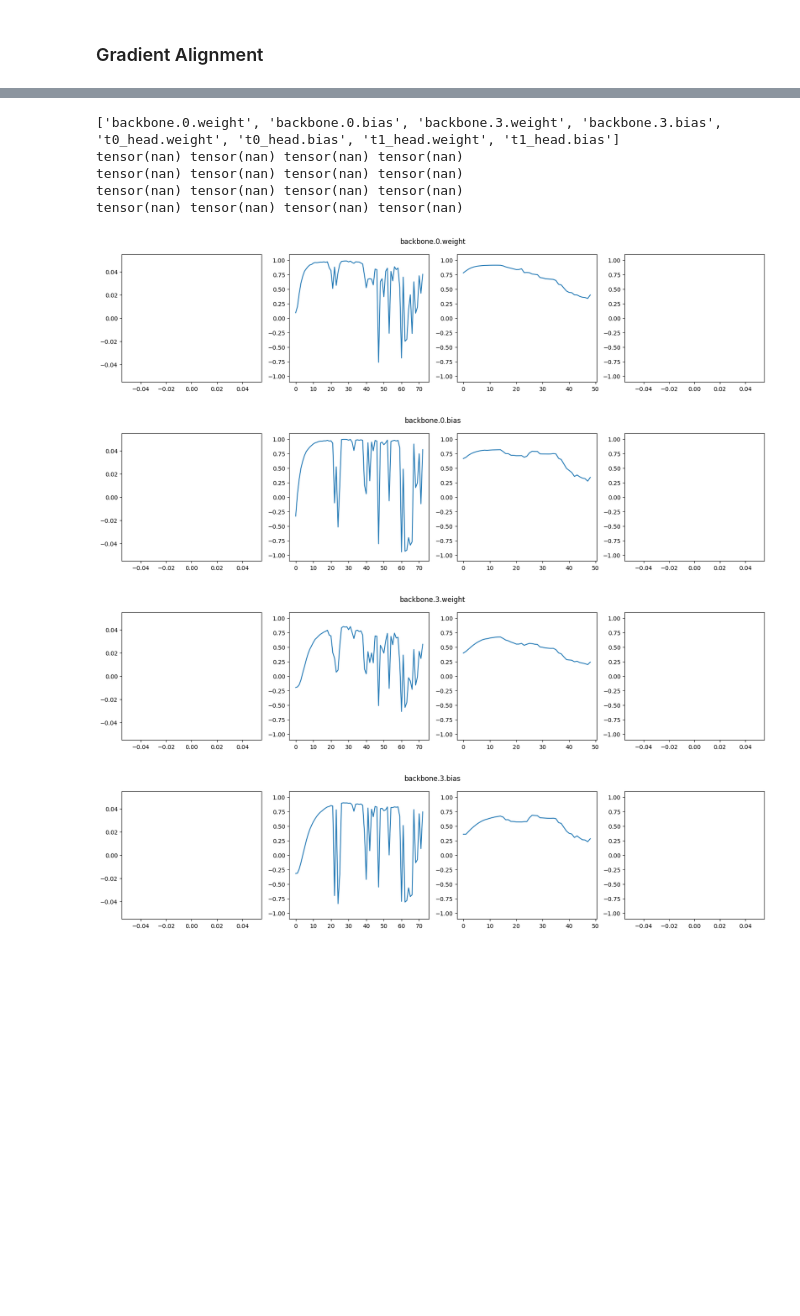
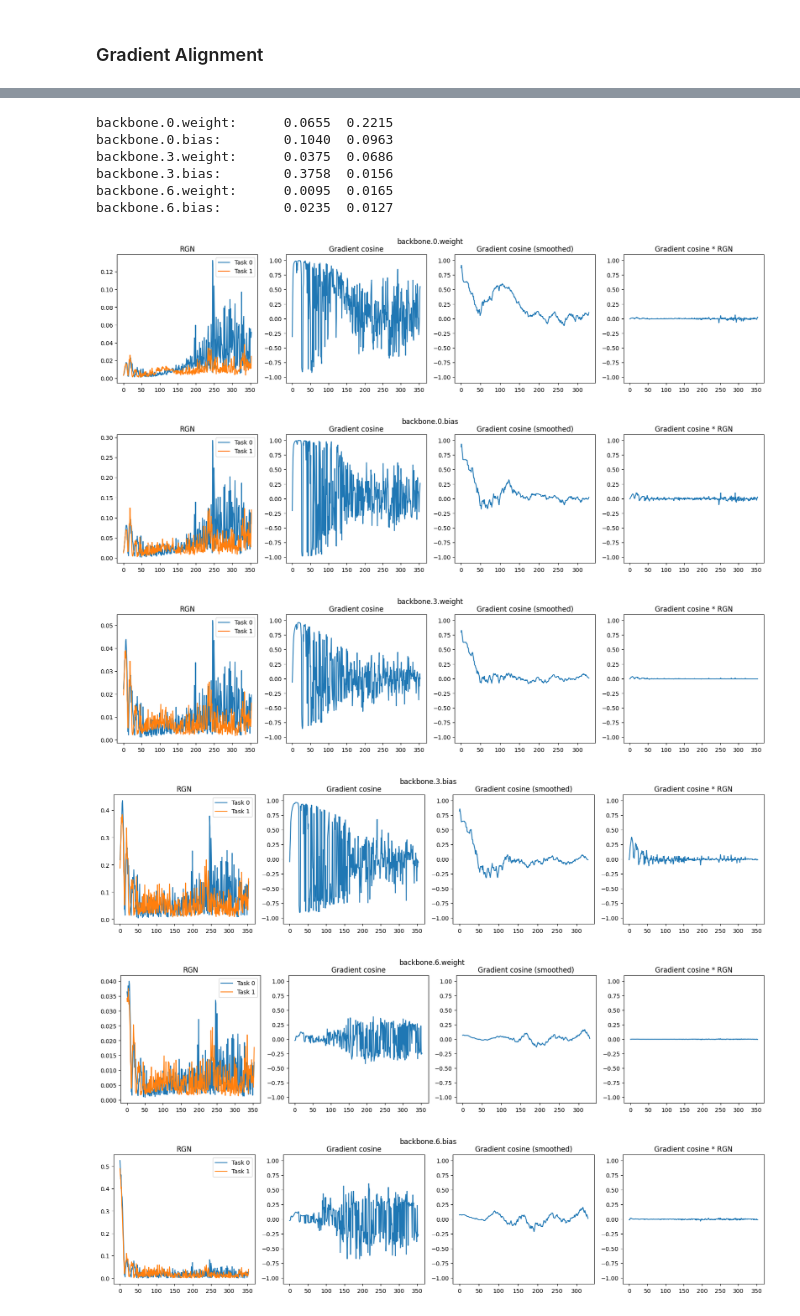
Before and after one commit to zedian/CS330-FinalProject, a Jupyter notebook: scr.ipynb, the cells around one changed output, grey strips where cells are left out. Cells and saved outputs as stored; diff of their text form; code cells hidden in the pictures; blank space fills up the shorter version.

```diff
--- a/scr.ipynb
+++ b/scr.ipynb
@@ -638,8 +645,7 @@ class SharedMTL(nn.Module):
         }
         return losses
 # %%
-# batch size and learning rate will affect gradient variance!
-EPOCHS = 1
+EPOCHS = 3
 LR = 3e-4
 BATCH_SIZE = 512
 
@@ -658,7 +664,8 @@ gradients = {
 }
 train_loss = []
 for epoch in range(EPOCHS):
-    for batch in tqdm(train_iter):
+    pbar = tqdm(train_iter)
+    for batch in pbar:
         im, t0_labels, t1_labels = batch
         loss = mtl.loss(im, t0_labels.float(), t1_labels.float())
 
@@ -678,6 +685,7 @@ for epoch in range(EPOCHS):
         opt.zero_grad()
         loss['loss/total'].backward()
         train_loss.append(loss['loss/total'].item())
+        pbar.set_description('Loss %f' % loss['loss/total'].item())
         opt.step()
 # %%
 plt.plot(train_loss)
@@ -687,7 +698,7 @@ def select_grad(task, key):
     return [grad[key] for grad in task]
 # %%
 keys = list(mtl.state_dict().keys())
-print(keys)
+# print(keys)
 
 for idx in range(len(keys)):
     g0 = select_grad(gradients['t0'], keys[idx])
@@ -695,43 +706,53 @@ for idx in range(len(keys)):
     g0 = torch.stack(g0)
     g0 = g0.view(g0.shape[0], -1)
 
     g1 = select_grad(gradients['t1'], keys[idx])
     if g1[0] == None: continue
     g1 = torch.stack(g1)
     g1 = g1.view(g1.shape[0], -1)
 
     # for rgn
     p = mtl.state_dict()[keys[idx]]
     p_norm = p.norm()
 
     fig, axes = plt.subplots(1, 4, figsize=(20, 4))
     fig.suptitle(keys[idx])
     ax0 = axes[0]
-    ax0.plot(g0.norm(dim=-1) / p_norm)
-    ax0.plot(g1.norm(dim=-1) / p_norm)
+    ax0.set_title('RGN')
+    ax0.plot(g0.norm(dim=-1) / p_norm, label='Task 0')
+    ax0.plot(g1.norm(dim=-1) / p_norm, label='Task 1')
+    ax0.legend()
 
     sim = torch.sum(F.normalize(g0, dim=-1) * F.normalize(g1, dim=-1), dim=-1)
-    print(sim.min(), sim.max(), sim.mean(), sim.var())
+    # print(sim.min(), sim.max(), sim.mean(), sim.var())
     ax1 = axes[1]
     ax1.set_ylim([-1.1, 1.1])
+    ax1.set_title('Gradient cosine')
     ax1.plot(sim)
 
     filter_size = 25
     x_smooth = F.conv1d(sim[None], torch.ones(1, 1, filter_size) / filter_size)
     ax2 = axes[2]
     ax2.set_ylim([-1.1, 1.1])
+    ax2.set_title('Gradient cosine (smoothed)')
     ax2.plot(x_smooth[0])
 
     ax3 = axes[3]
     ax3.set_ylim([-1.1, 1.1])
-    ax3.plot(sim * g0.norm(dim=-1) / p_norm)
+    ax3.set_title('Gradient cosine * RGN')
+    h = sim * g0.norm(dim=-1) / p_norm
+    ax3.plot(h)
+    print(f'{keys[idx]}: \t{h.max().item():.4f} \t{x_smooth.mean().item():.4f}')
 # %% [output]
-['backbone.0.weight', 'backbone.0.bias', 'backbone.3.weight', 'backbone.3.bias', 't0_head.weight', 't0_head.bias', 't1_head.weight', 't1_head.bias']
-tensor(nan) tensor(nan) tensor(nan) tensor(nan)
-tensor(nan) tensor(nan) tensor(nan) tensor(nan)
-tensor(nan) tensor(nan) tensor(nan) tensor(nan)
-tensor(nan) tensor(nan) tensor(nan) tensor(nan)
+backbone.0.weight:      0.0655  0.2215
+backbone.0.bias:        0.1040  0.0963
+backbone.3.weight:      0.0375  0.0686
+backbone.3.bias:        0.3758  0.0156
+backbone.6.weight:      0.0095  0.0165
+backbone.6.bias:        0.0235  0.0127
-[figure, old version]
+[figure, new version]
-[figure, old version]
+[figure, new version]
-[figure, old version]
+[figure, new version]
-[figure, old version]
+[figure, new version]
+[figure, added]
+[figure, added]
```
Also changed, not shown: parts of 2 cells of this notebook.
